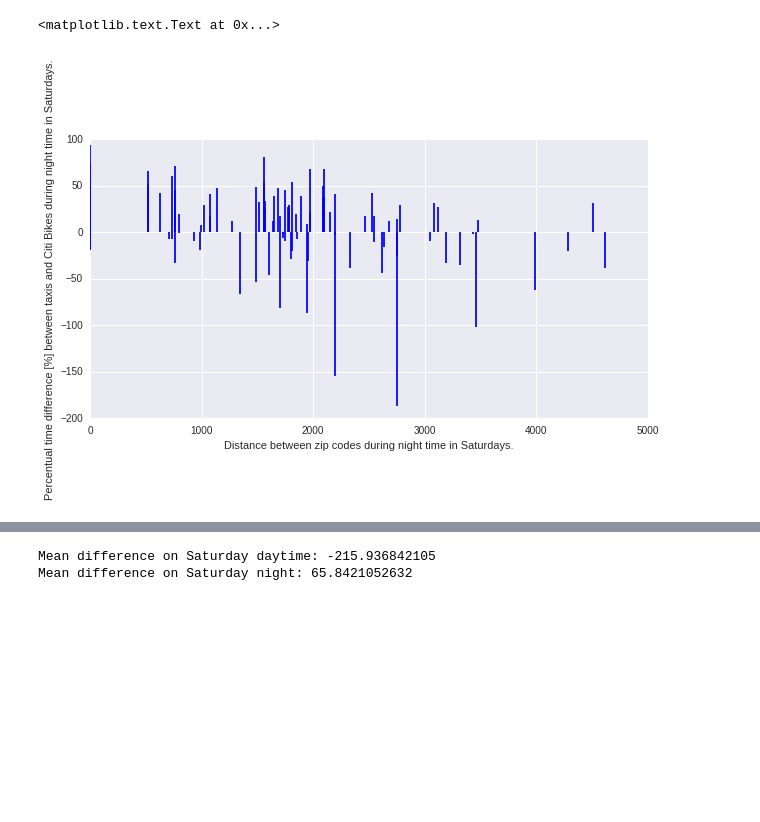
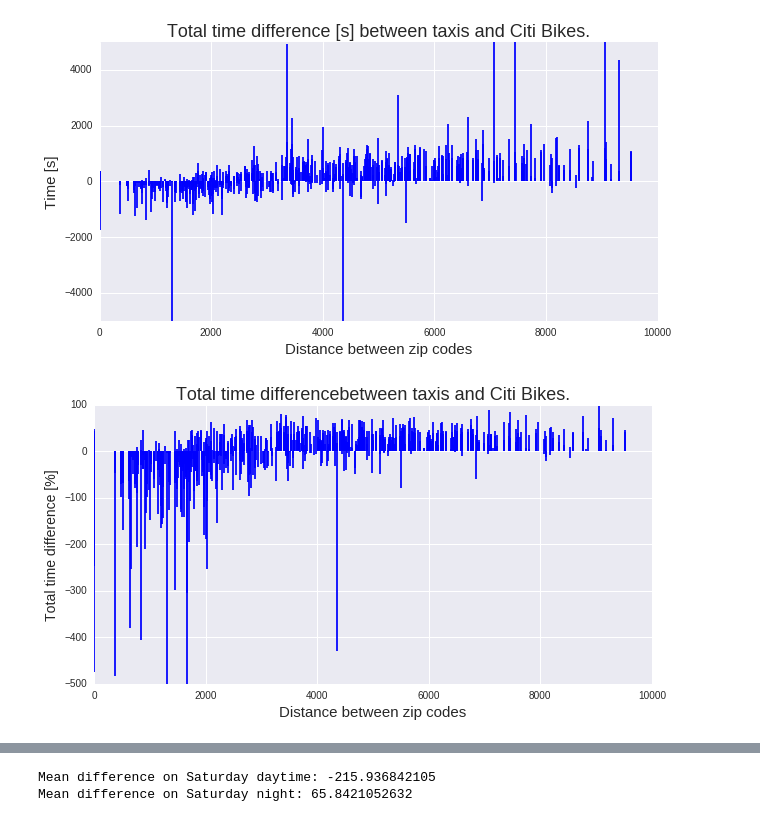
Before and after one commit to sarangof/Citibike-vs-taxis-NYC, a Jupyter notebook: resultsVisualization.ipynb, the cells around one changed output, grey strips where cells are left out. Cells and saved outputs as stored; diff of their text form; code cells hidden in the pictures; blank space fills up the shorter version.

```diff
--- a/resultsVisualization.ipynb
+++ b/resultsVisualization.ipynb
@@ -296,8 +44,0 @@ Total time difference [s]
-# %%
-plt.figure(figsize=(10,5))
-plt.vlines([val[3] for val in dict_weekend.values()], [0],[val[5] for val in dict_weekend.values()],color='blue')
-plt.xlabel("Distance between zip codes during night time in Saturdays.")
-plt.ylabel("Percentual time difference [%] between taxis and Citi Bikes during night time in Saturdays.")
-# %% [output]
-<matplotlib.text.Text at 0x...>
-[figure, removed]
@@ -303,0 +78,20 @@ plt.ylabel("Percentual time difference [%] between taxis and Citi Bikes during n
+# %%
+plt.figure(figsize=(10,5))
+plt.vlines([val[1] for val in dict_total.values()], [0],[val[0] for val in dict_total.values()],color='blue')
+plt.ylim(-5000, 5000)
+plt.title("Total time difference [s] between taxis and Citi Bikes.",fontsize=18)
+plt.xlabel("Distance between zip codes",fontsize=15)
+plt.ylabel("Time [s]",fontsize=15)
+savefig('./plots/Total.png')
+# %% [output]
+[figure, added]
+# %%
+plt.figure(figsize=(10,5))
+plt.vlines([val[1] for val in dict_total.values()], [0],[val[4] for val in dict_total.values()],color='blue')
+plt.ylim(-500, 100)
+plt.xlabel("Distance between zip codes",fontsize=15)
+plt.ylabel("Total time difference [%]",fontsize=14)
+plt.title("Total time differencebetween taxis and Citi Bikes.",fontsize=18)
+savefig('./plots/Total_percentage.png')
+# %% [output]
+[figure, added]
```
Also changed, not shown: parts of 35 cells of this notebook.
